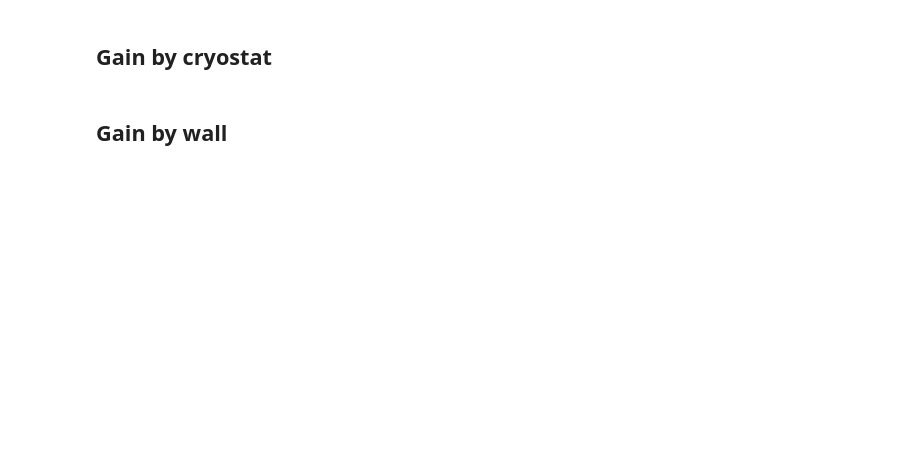
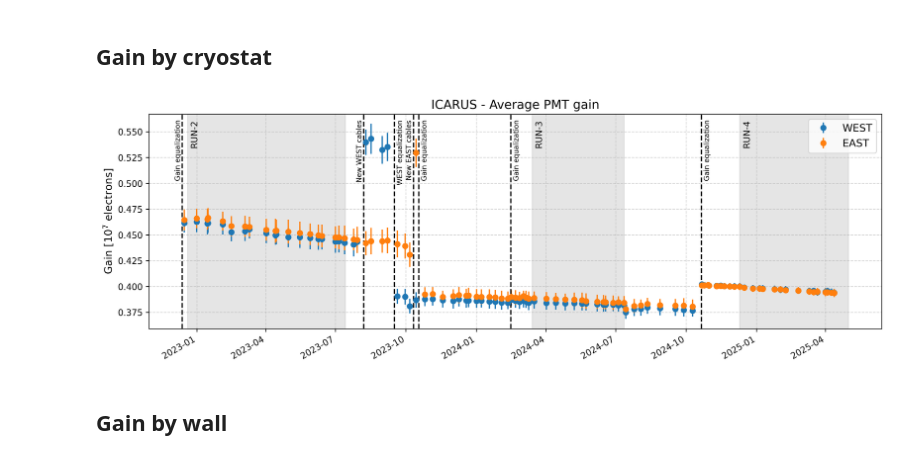
Before and after one commit to mvicenzi/pmt-calibration, a Jupyter notebook: gain/analyze_runs/python/check-gain-timeseries.ipynb, the cells around one changed output. Saved outputs shown, nothing was run; the diff lists cells and outputs as text; code cells hidden in the pictures; blank space fills up the shorter version.

```diff
--- a/gain/analyze_runs/python/check-gain-timeseries.ipynb
+++ b/gain/analyze_runs/python/check-gain-timeseries.ipynb
@@ -496,34 +523,36 @@ plt.axvspan(run2[0], run2[1], color="gray", alpha=0.2)
 plt.text(x=run2[0]+timedelta(days=3), y=0.99*ytop, s='RUN-2', rotation=90, fontsize=10, va="top")
 #plt.text(x=run2[1]+timedelta(days=3), y=0.99*ytop, s='End RUN-2', rotation=90, fontsize=8, va="top")
 
 # Run3
 plt.axvline(x=pd.to_datetime("2023-08-07", utc=True).tz_localize(None), linestyle="dashed",color="black")
-plt.text(x=pd.to_datetime("2023-08-07", utc=True).tz_localize(None)+timedelta(days=3), y=0.99*ytop, s='New WEST cables', rotation=90,fontsize=8, va="top")
+plt.text(x=pd.to_datetime("2023-08-07", utc=True).tz_localize(None)-timedelta(days=10), y=0.99*ytop, s='New WEST cables', rotation=90,fontsize=8, va="top")
 plt.axvline(x=pd.to_datetime("2023-09-16", utc=True).tz_localize(None), linestyle="dashed",color="black")
 plt.text(x=pd.to_datetime("2023-09-16", utc=True).tz_localize(None)+timedelta(days=3), y=0.99*ytop, s='WEST equalization', rotation=90,fontsize=8, va="top")
 plt.axvline(x=pd.to_datetime("2023-10-11", utc=True).tz_localize(None), linestyle="dashed",color="black")
 plt.text(x=pd.to_datetime("2023-10-11", utc=True).tz_localize(None)-timedelta(days=10), y=0.99*ytop, s='New EAST cables', rotation=90,fontsize=8, va="top")
 plt.axvline(x=pd.to_datetime("2023-10-18", utc=True).tz_localize(None), linestyle="dashed",color="black")
 plt.text(x=pd.to_datetime("2023-10-18", utc=True).tz_localize(None)+timedelta(days=3), y=0.99*ytop, s='Gain equalization', rotation=90,fontsize=8, va="top")
 plt.axvline(x=pd.to_datetime("2024-02-15", utc=True).tz_localize(None), linestyle="dashed",color="black")
 plt.text(x=pd.to_datetime("2024-02-15", utc=True).tz_localize(None)+timedelta(days=3), y=0.99*ytop, s='Gain equalization', rotation=90,fontsize=8, va="top")
 #plt.axvline( x=run3[0], linestyle="dashed",color="black")
 #plt.axvline( x=run3[1], linestyle="dashed",color="black")
 plt.axvspan(run3[0], run3[1], color="gray", alpha=0.2)
 plt.text(x=run3[0]+timedelta(days=3), y=0.99*ytop, s='RUN-3', rotation=90, fontsize=10, va="top")
 #plt.text(x=run3[1]+timedelta(days=3), y=0.99*ytop, s='RUN-3', rotation=90, fontsize=8, va="top")
 
 # Run 4
 plt.axvline(x=pd.to_datetime("2024-10-21", utc=True).tz_localize(None), linestyle="dashed",color="black")
 plt.text(x=pd.to_datetime("2024-10-21", utc=True).tz_localize(None)+timedelta(days=3), y=0.99*ytop, s='Gain equalization', rotation=90,fontsize=8, va="top")
 #plt.axvline(x=run4[0], linestyle="dashed",color="black")
 plt.axvspan(run4[0], run4[1], color="gray", alpha=0.2)
 plt.text(x=run4[0]+timedelta(days=3), y=0.99*ytop, s='RUN-4', rotation=90, fontsize=10, va="top")
 
 name = "figs/ICARUS_Mean_PMT_gain_cryowise"
 plt.savefig(name+".pdf",dpi=300)
 
 plt.show()
+# %% [output]
+[figure, added]
 # %% [markdown]
 ## Gain by wall
 # %%
```
Also changed, not shown: parts of 11 cells of this notebook.
